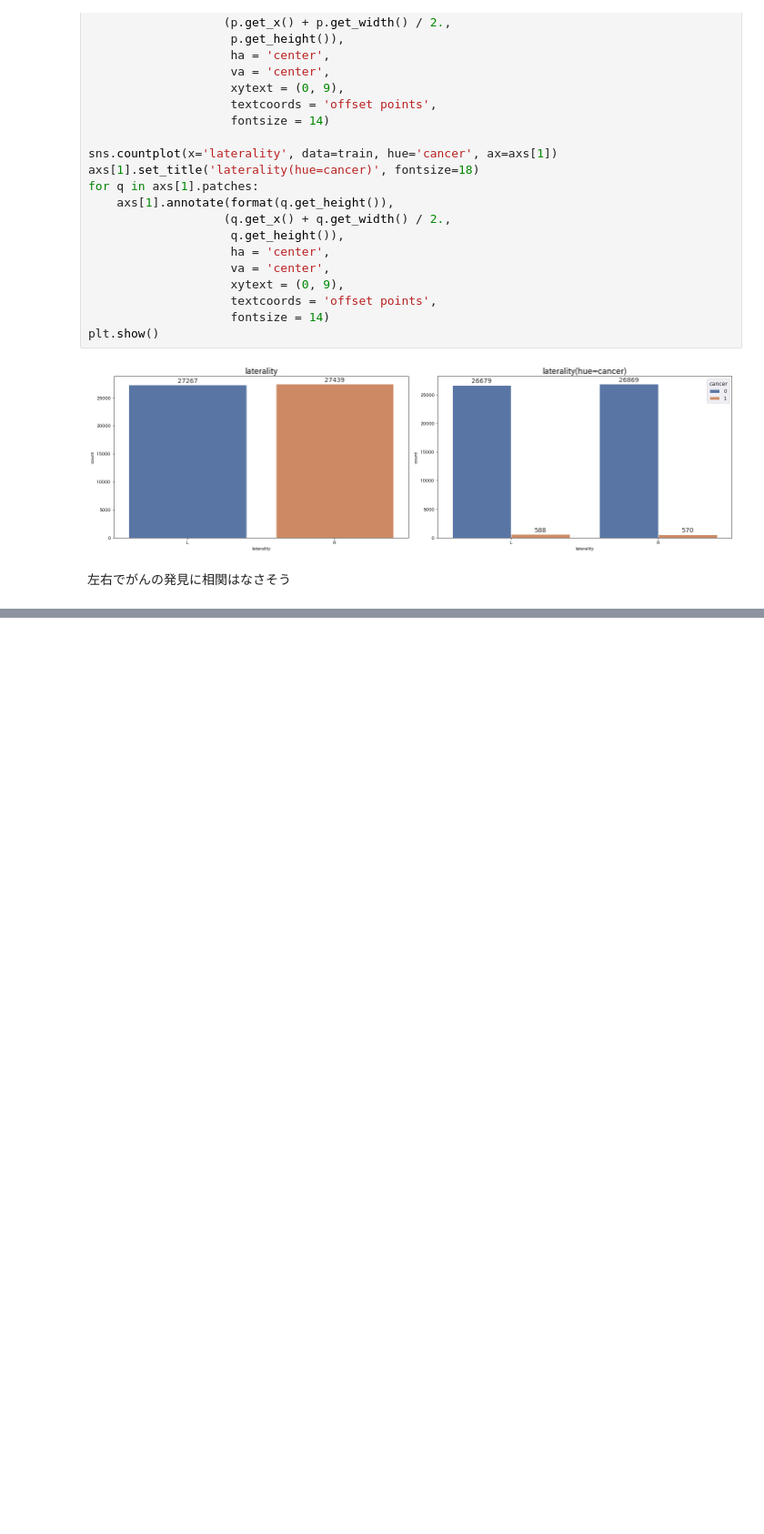
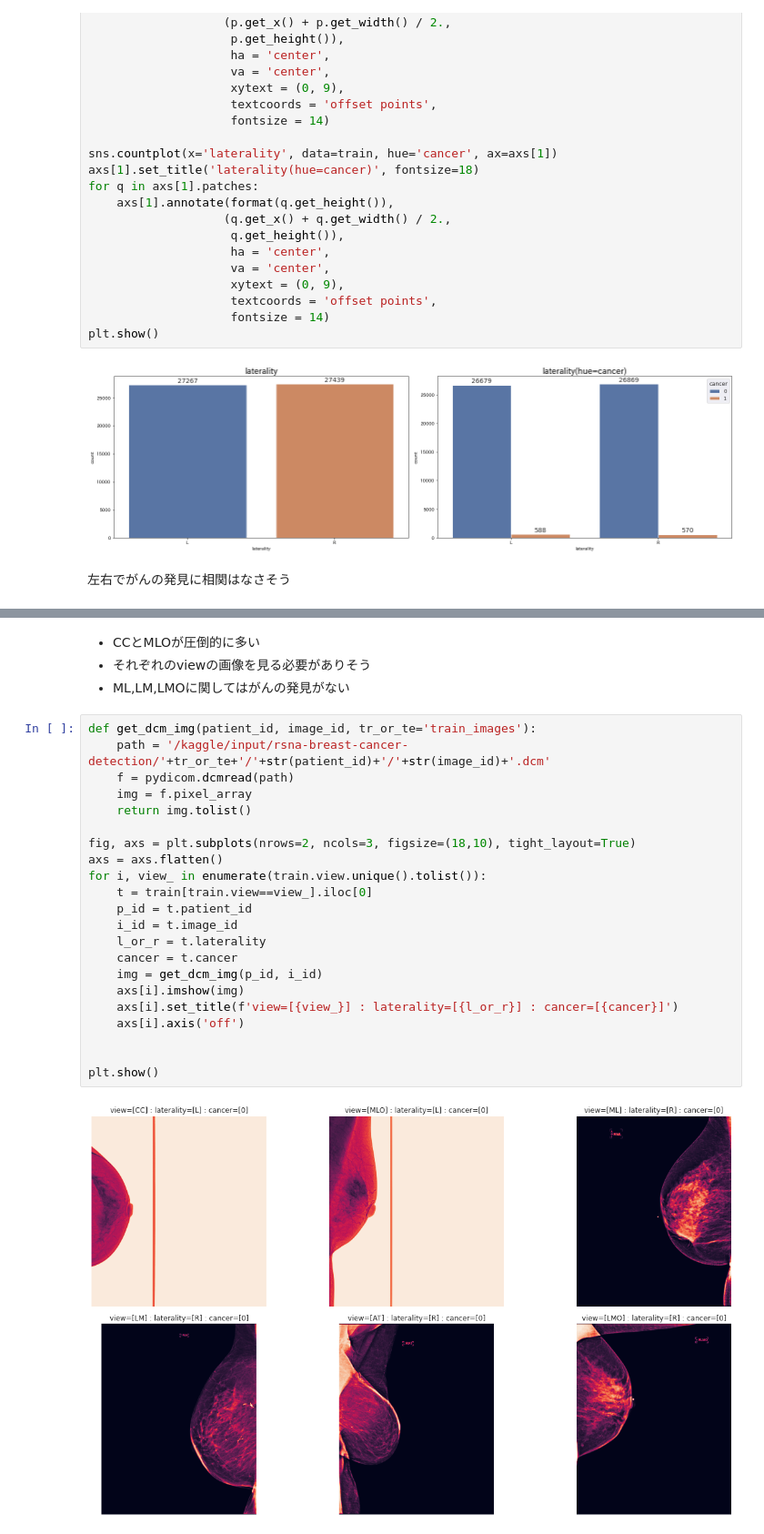
Before and after one commit to sanma-1230/kaggle-competition-rsna, a Jupyter notebook: rsna-eda.ipynb, the cells around one changed output, grey strips where cells are left out. Shown at 91% size. Drawn from its saved outputs; the diff is of its cells as text; blank space fills up the shorter version.

Commit message:
Kaggle Notebook | RSNA-(EDA) | Version 3

```diff
--- a/rsna-eda.ipynb
+++ b/rsna-eda.ipynb
@@ -281,0 +325,28 @@ plt.show()
+# %% [markdown]
+* CCとMLOが圧倒的に多い
+* それぞれのviewの画像を見る必要がありそう
+* ML,LM,LMOに関してはがんの発見がない
+# %%
+def get_dcm_img(patient_id, image_id, tr_or_te='train_images'):
+    path = '/kaggle/input/rsna-breast-cancer-detection/'+tr_or_te+'/'+str(patient_id)+'/'+str(image_id)+'.dcm'
+    f = pydicom.dcmread(path)
+    img = f.pixel_array
+    return img.tolist()
+
+fig, axs = plt.subplots(nrows=2, ncols=3, figsize=(18,10), tight_layout=True)
+axs = axs.flatten()
+for i, view_ in enumerate(train.view.unique().tolist()):
+    t = train[train.view==view_].iloc[0]
+    p_id = t.patient_id
+    i_id = t.image_id
+    l_or_r = t.laterality
+    cancer = t.cancer
+    img = get_dcm_img(p_id, i_id)
+    axs[i].imshow(img)
+    axs[i].set_title(f'view=[{view_}] : laterality=[{l_or_r}] : cancer=[{cancer}]')
+    axs[i].axis('off')
+
+
+plt.show()
+# %% [output]
+[figure, added]
```
Also changed, not shown: parts of 17 cells of this notebook.
